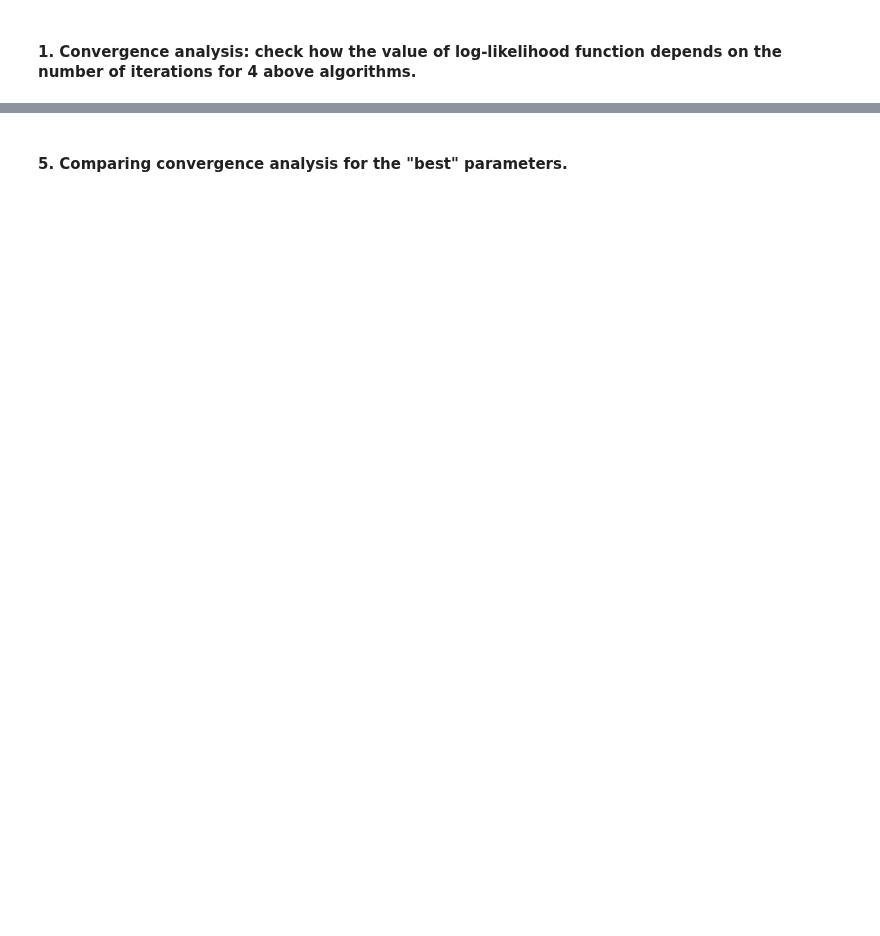
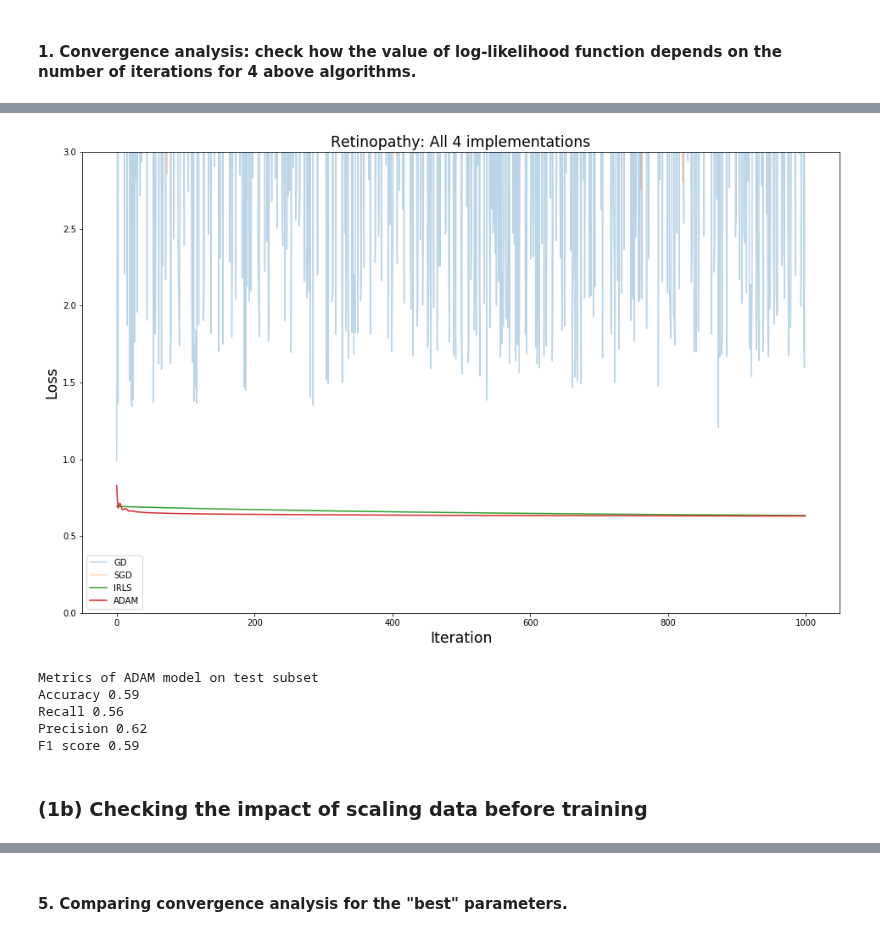
Before and after one commit to pawel99k/AML2022, a Jupyter notebook: Project1/experiments/Retinopathy_experiments.ipynb, the cells around one changed output, grey strips where cells are left out. Drawn from its saved outputs; the diff is of its cells as text; code cells hidden in the pictures; blank space fills up the shorter version.

```diff
--- a/Project1/experiments/Retinopathy_experiments.ipynb
+++ b/Project1/experiments/Retinopathy_experiments.ipynb
@@ -97,0 +117,29 @@ plt.show()
+# %%
+plt.figure(figsize=(16, 10))
+for model_name, model in lr_models.items():
+    a = 0.3 if 'GD' in model_name else 1.0
+    plt.plot(range(len(losses[model_name])), losses[model_name], label=model_name, alpha=a)
+plt.title('Retinopathy: All 4 implementations',fontsize='xx-large')
+plt.xlabel("Iteration",fontsize='xx-large')
+plt.ylabel("Loss",fontsize='xx-large')
+plt.legend()
+plt.ylim((0, 3))
+plt.savefig('retinopathy_conv_02.svg')
+plt.show()
+# %% [output]
+[figure, added]
+# %%
+acc, rec, prec, f_m = measures.get_measures(lr_models['ADAM'].predict(X_test), y_test)
+print('Metrics of ADAM model on test subset')
+print('Accuracy', round(acc, 2))
+print('Recall', round(rec, 2))
+print('Precision', round(prec, 2))
+print('F1 score', round(f_m, 2))
+# %% [output]
+Metrics of ADAM model on test subset
+Accuracy 0.59
+Recall 0.56
+Precision 0.62
+F1 score 0.59
+# %% [markdown]
+### (1b) Checking the impact of scaling data before training
```
Also changed, not shown: parts of 33 cells of this notebook, 17 other files.
